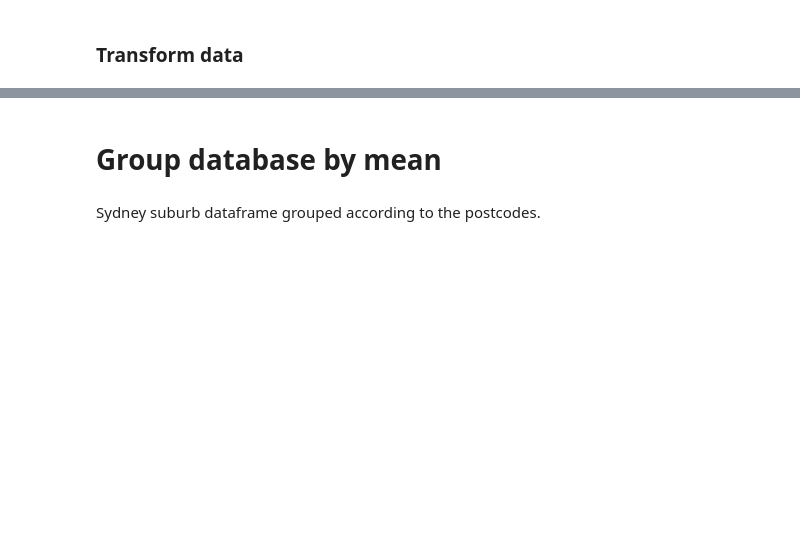
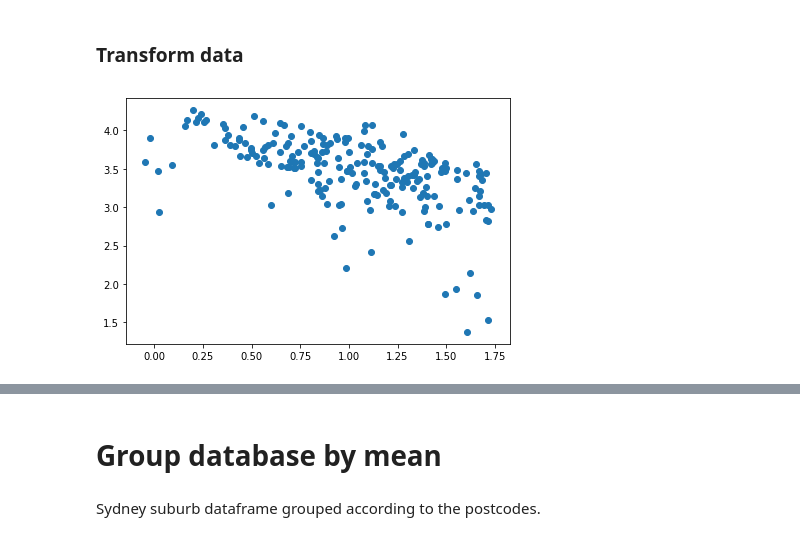
Before and after one commit to jasontran600/IBM_data_science_captstone_project, a Jupyter notebook: Melbourne_Sydney_Tasmania_migration_project/interstate_migration_project.ipynb, the cells around one changed output, grey strips where cells are left out. Saved outputs shown, nothing was run; the diff lists cells and outputs as text; code cells hidden in the pictures; blank space fills up the shorter version.

```diff
--- a/Melbourne_Sydney_Tasmania_migration_project/interstate_migration_project.ipynb
+++ b/Melbourne_Sydney_Tasmania_migration_project/interstate_migration_project.ipynb
@@ -497,2 +780,10 @@ print(geo_distance)
 # %% [markdown]
 ### Transform data
+# %%
+x_transformed = np.log10(attribute_1)
+y_transformed = np.log10(attribute_2)
+
+plt.scatter((x_transformed),(y_transformed))
+plt.tight_layout()
+# %% [output]
+[figure, added]
```
Also changed, not shown: parts of 123 cells of this notebook.
